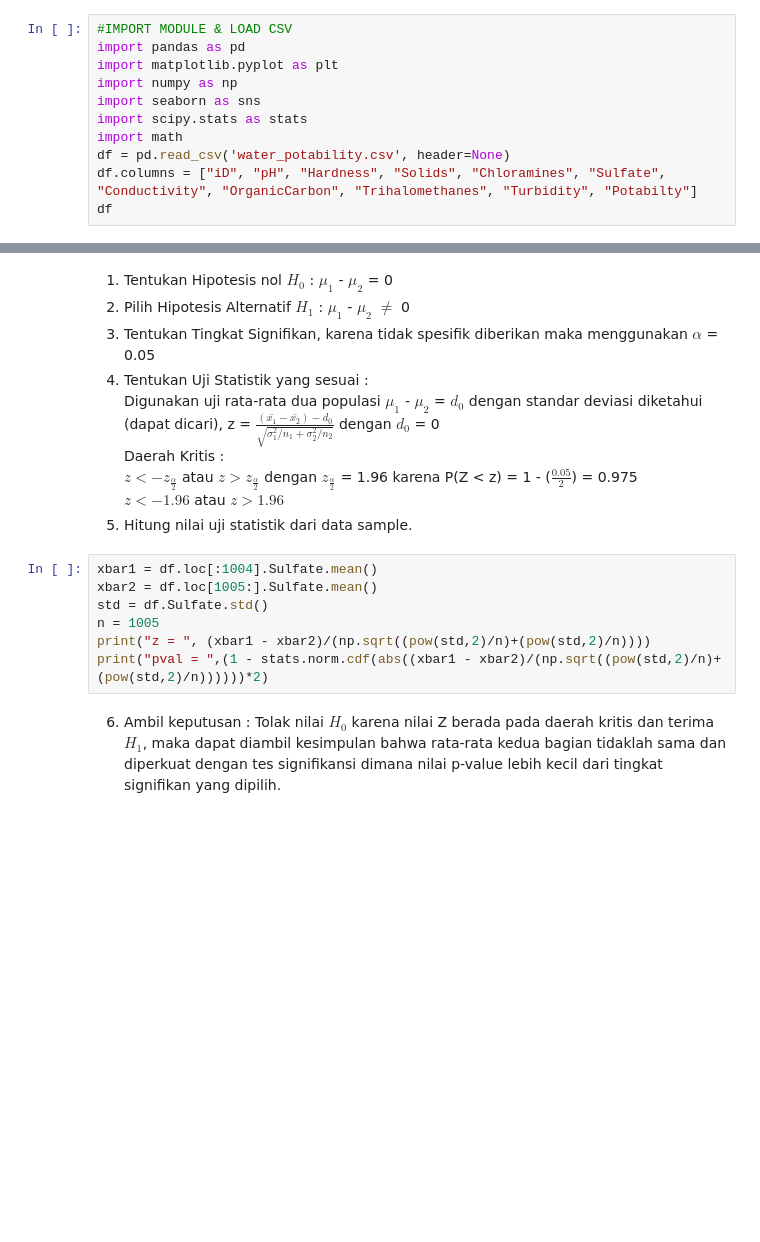
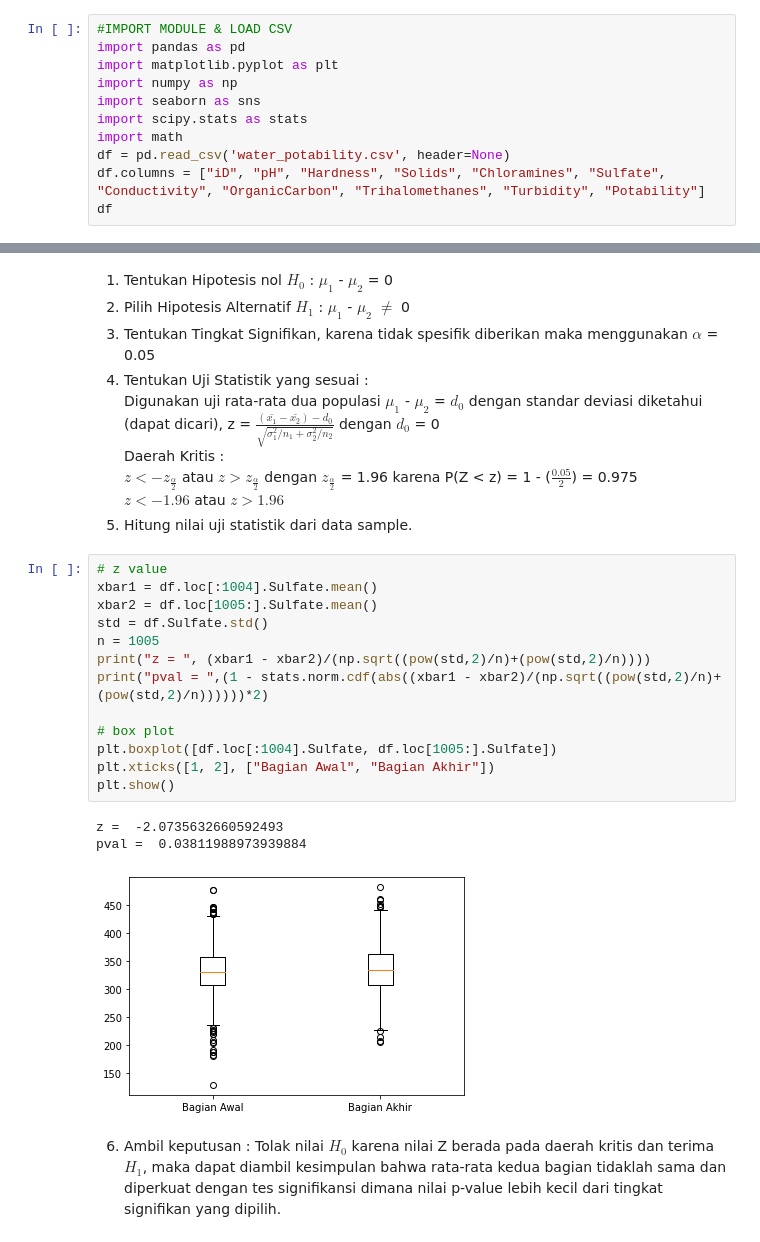
Before and after one commit to jakartasipirok/Tugas-Besar-IF2220-2021-2022, a Jupyter notebook: main2.ipynb, the cells around one changed output, grey strips where cells are left out. Saved outputs shown, nothing was run; the diff lists cells and outputs as text; blank space fills up the shorter version.

Commit message:
no 5 boxplot, no 6 done

```diff
--- a/main2.ipynb
+++ b/main2.ipynb
@@ -17,5 +17,5 @@ import seaborn as sns
 import scipy.stats as stats
 import math
 df = pd.read_csv('water_potability.csv', header=None)
-df.columns = ["iD", "pH", "Hardness", "Solids", "Chloramines", "Sulfate", "Conductivity", "OrganicCarbon", "Trihalomethanes", "Turbidity", "Potabilty"]
+df.columns = ["iD", "pH", "Hardness", "Solids", "Chloramines", "Sulfate", "Conductivity", "OrganicCarbon", "Trihalomethanes", "Turbidity", "Potability"]
 df
@@ -33,12 +47,22 @@ $z < -z_\frac{\alpha}{2}$ atau $z > z_\frac{\alpha}{2}$ dengan $z_\frac{\alpha}{
 $z < -1.96$ atau $z > 1.96$
 5. Hitung nilai uji statistik dari data sample.
 # %%
+# z value
 xbar1 = df.loc[:1004].Sulfate.mean()
 xbar2 = df.loc[1005:].Sulfate.mean()
 std = df.Sulfate.std()
 n = 1005
 print("z = ", (xbar1 - xbar2)/(np.sqrt((pow(std,2)/n)+(pow(std,2)/n))))
 print("pval = ",(1 - stats.norm.cdf(abs((xbar1 - xbar2)/(np.sqrt((pow(std,2)/n)+(pow(std,2)/n))))))*2)
+
+# box plot
+plt.boxplot([df.loc[:1004].Sulfate, df.loc[1005:].Sulfate])
+plt.xticks([1, 2], ["Bagian Awal", "Bagian Akhir"])
+plt.show()
+# %% [output]
+z =  -2.0735632660592493
+pval =  0.03811988973939884
+[figure, added]
 # %% [markdown]
 6. Ambil keputusan : Tolak nilai $H_0$ karena nilai Z berada pada daerah kritis dan terima $H_1$, maka dapat diambil kesimpulan bahwa rata-rata kedua bagian tidaklah sama dan diperkuat dengan tes signifikansi dimana nilai p-value lebih kecil dari tingkat signifikan yang dipilih.
 # %% [markdown]
```
Also changed, not shown: parts of 27 cells of this notebook.
